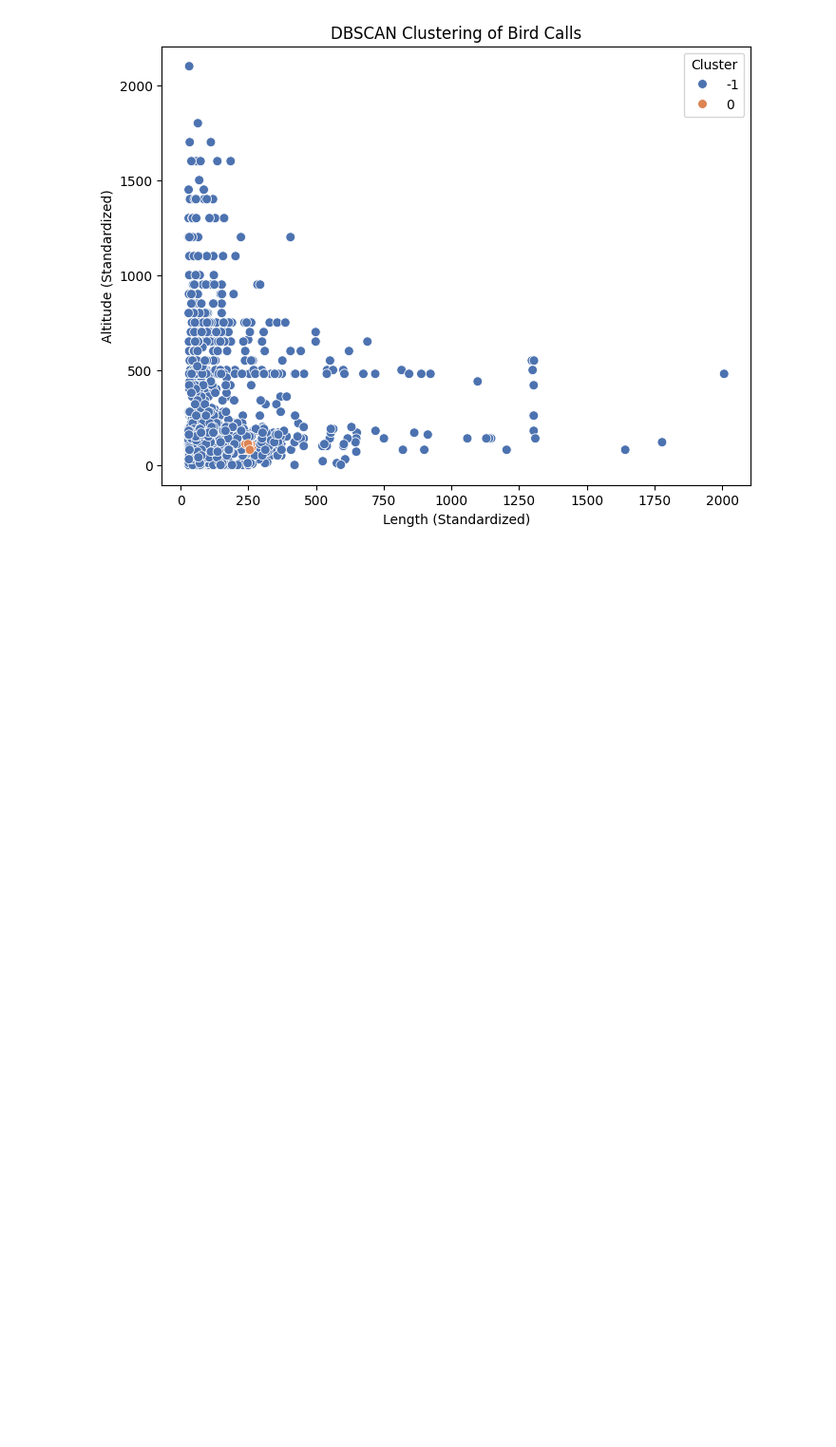
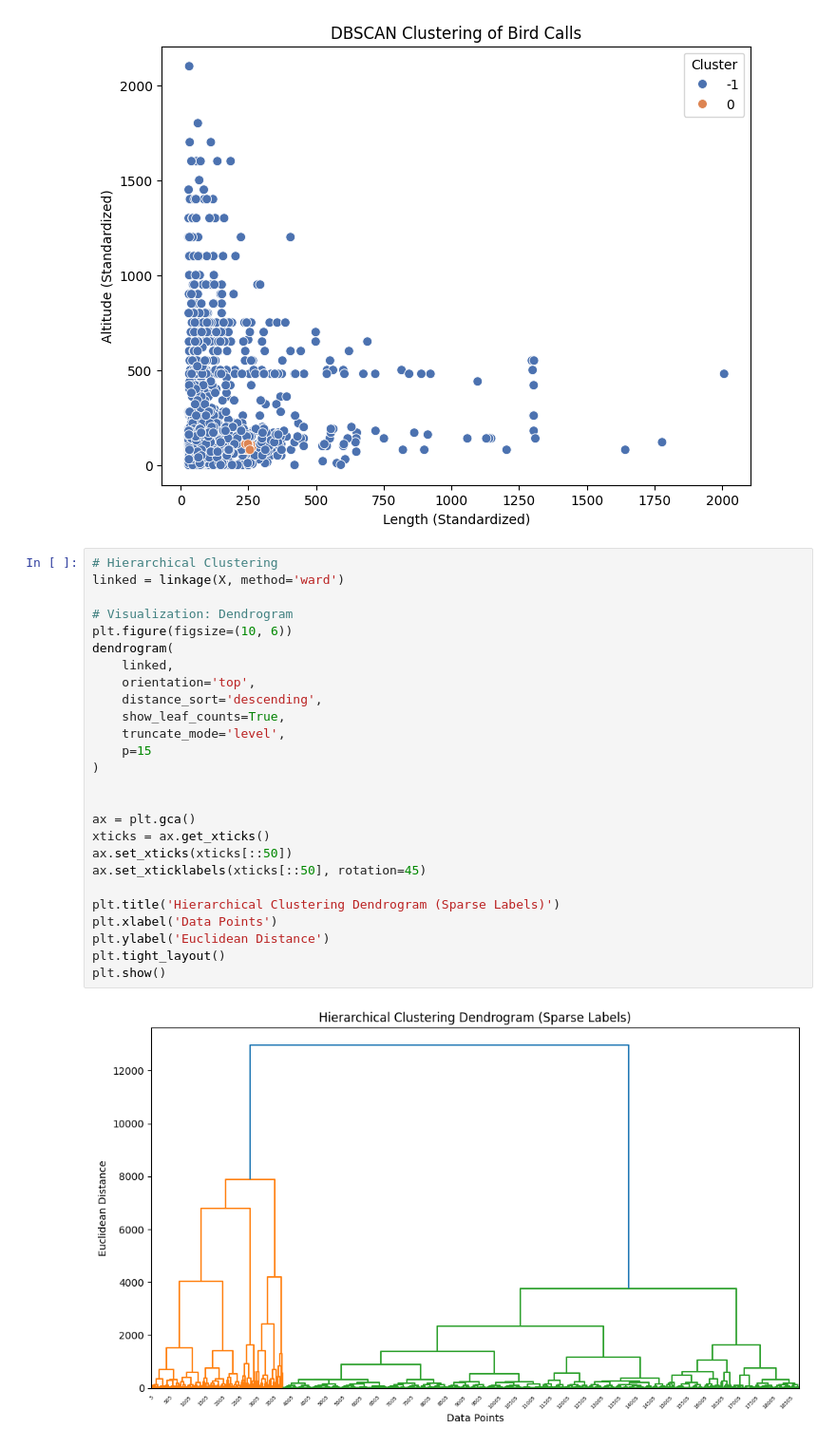
Before and after one commit to G-Bielokozowicz/Birdcall-Identification, a Jupyter notebook: clustering.ipynb, the cells around one changed output. Shown at 95% size. Drawn from its saved outputs; the diff is of its cells as text; blank space fills up the shorter version.

Commit message:
Added hierarchical clustering

```diff
--- a/clustering.ipynb
+++ b/clustering.ipynb
@@ -149,3 +149,31 @@ print("Cluster assignments using DBSCAN:")
 print(df_clean['OPTICS_Cluster'].value_counts())
 # %% [output]
 [figure]
+# %%
+# Hierarchical Clustering
+linked = linkage(X, method='ward')
+
+# Visualization: Dendrogram
+plt.figure(figsize=(10, 6))
+dendrogram(
+    linked,
+    orientation='top',
+    distance_sort='descending',
+    show_leaf_counts=True,
+    truncate_mode='level',
+    p=15
+)
+
+
+ax = plt.gca()
+xticks = ax.get_xticks()
+ax.set_xticks(xticks[::50])
+ax.set_xticklabels(xticks[::50], rotation=45)
+
+plt.title('Hierarchical Clustering Dendrogram (Sparse Labels)')
+plt.xlabel('Data Points')
+plt.ylabel('Euclidean Distance')
+plt.tight_layout()
+plt.show()
+# %% [output]
+[figure, added]
```
